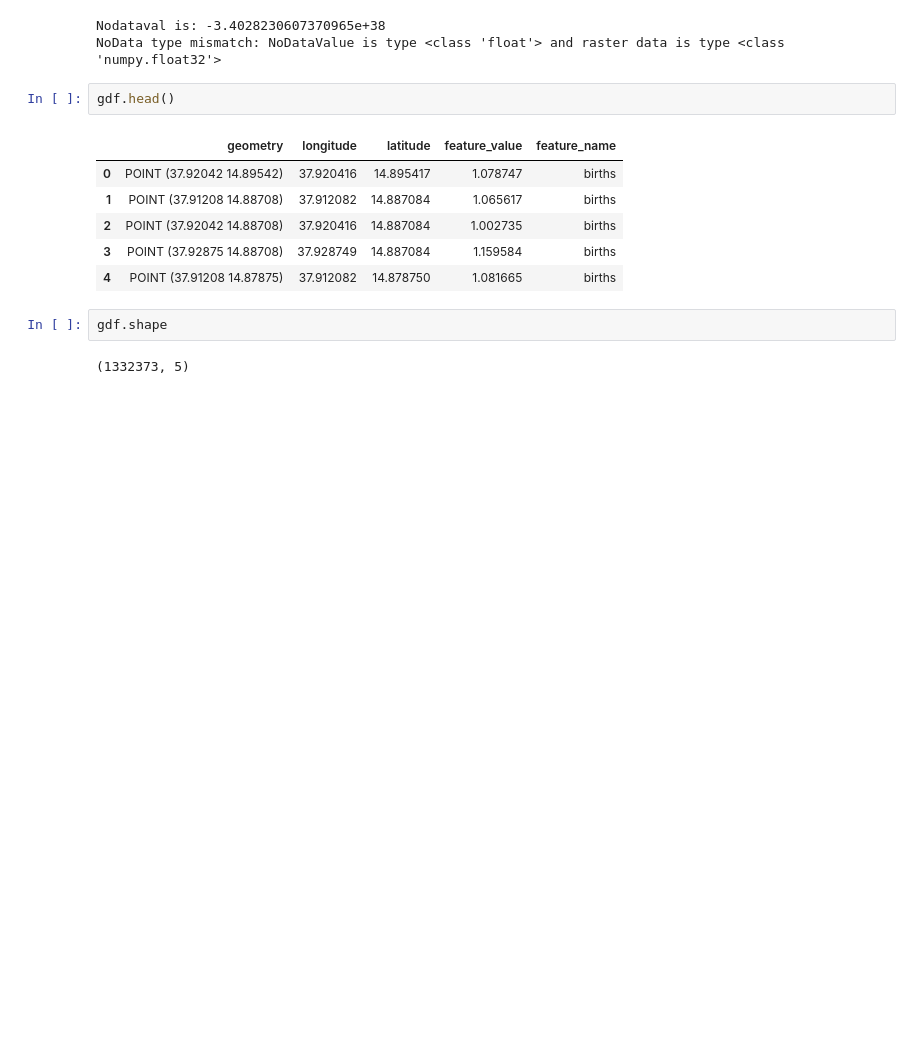
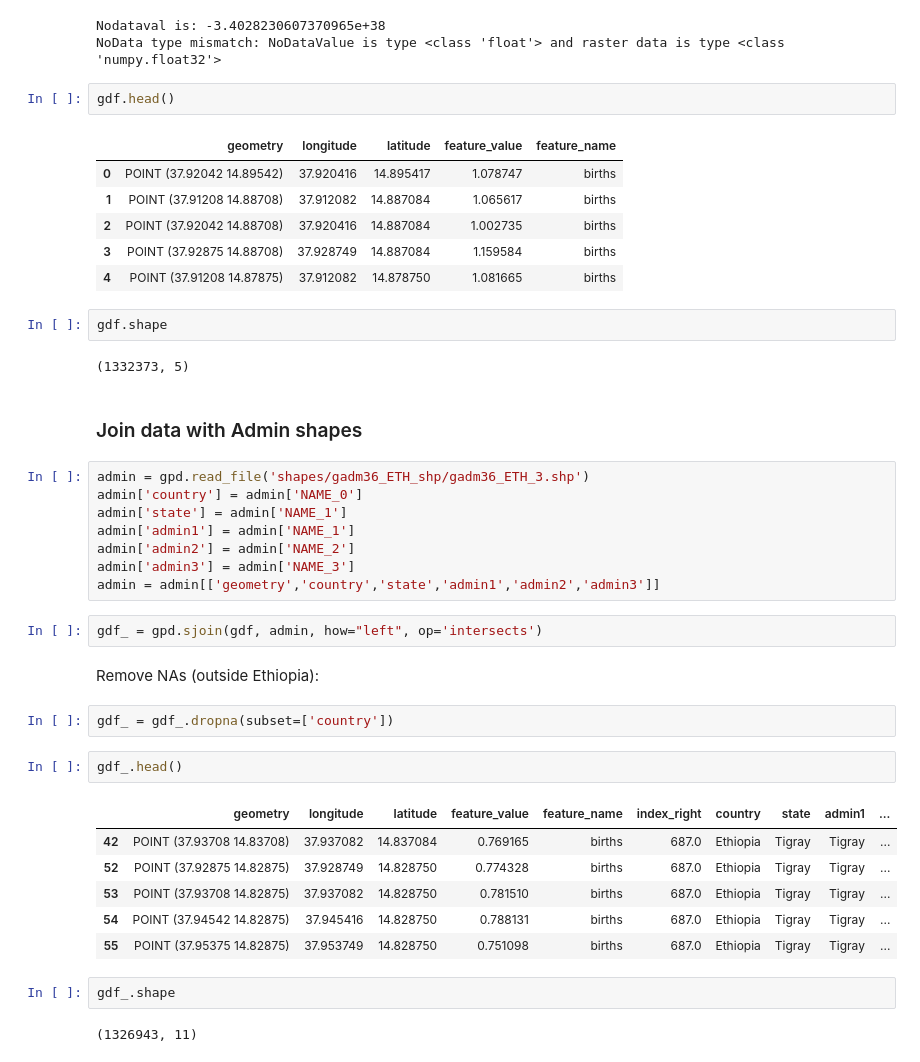
Before and after one commit to WorldModelers/Datamart-Integration, a Jupyter notebook: non-tabular-integration/worldpop-births.ipynb, the cells around one changed output. Saved outputs shown, nothing was run; the diff lists cells and outputs as text; blank space fills up the shorter version.

Commit message:
added merge of gadm to ethiopia births

```diff
--- a/non-tabular-integration/worldpop-births.ipynb
+++ b/non-tabular-integration/worldpop-births.ipynb
@@ -114,3 +116,32 @@ gdf.head()
 gdf.shape
 # %% [output]
 (1332373, 5)
+# %% [markdown]
+### Join data with Admin shapes
+# %%
+admin = gpd.read_file('shapes/gadm36_ETH_shp/gadm36_ETH_3.shp')
+admin['country'] = admin['NAME_0']
+admin['state'] = admin['NAME_1']
+admin['admin1'] = admin['NAME_1']
+admin['admin2'] = admin['NAME_2']
+admin['admin3'] = admin['NAME_3']
+admin = admin[['geometry','country','state','admin1','admin2','admin3']]
+# %%
+gdf_ = gpd.sjoin(gdf, admin, how="left", op='intersects')
+# %% [markdown]
+Remove NAs (outside Ethiopia):
+# %%
+gdf_ = gdf_.dropna(subset=['country'])
+# %%
+gdf_.head()
+# %% [output]
+|  | geometry | longitude | latitude | feature_value | feature_name | index_right | country | state | admin1 | ... |
+| 42 | POINT (37.93708 14.83708) | 37.937082 | 14.837084 | 0.769165 | births | 687.0 | Ethiopia | Tigray | Tigray | ... |
+| 52 | POINT (37.92875 14.82875) | 37.928749 | 14.828750 | 0.774328 | births | 687.0 | Ethiopia | Tigray | Tigray | ... |
+| 53 | POINT (37.93708 14.82875) | 37.937082 | 14.828750 | 0.781510 | births | 687.0 | Ethiopia | Tigray | Tigray | ... |
+| 54 | POINT (37.94542 14.82875) | 37.945416 | 14.828750 | 0.788131 | births | 687.0 | Ethiopia | Tigray | Tigray | ... |
+| 55 | POINT (37.95375 14.82875) | 37.953749 | 14.828750 | 0.751098 | births | 687.0 | Ethiopia | Tigray | Tigray | ... |
+# %%
+gdf_.shape
+# %% [output]
+(1326943, 11)
```
Also changed, not shown: parts of 6 cells of this notebook, 6 other files.
